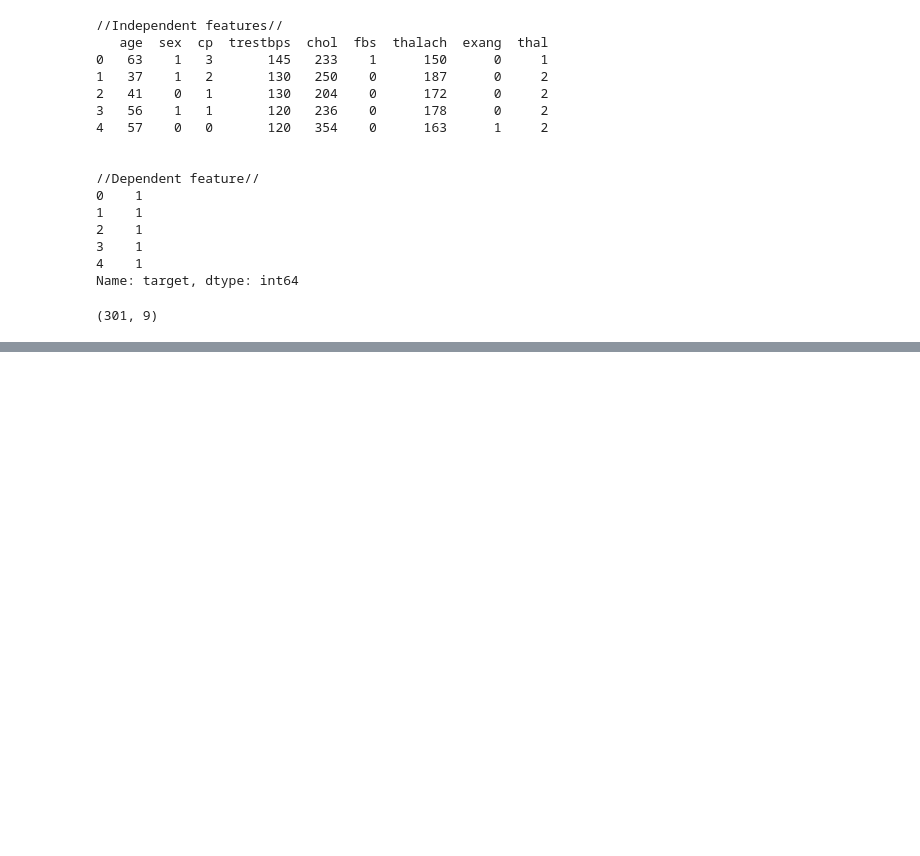
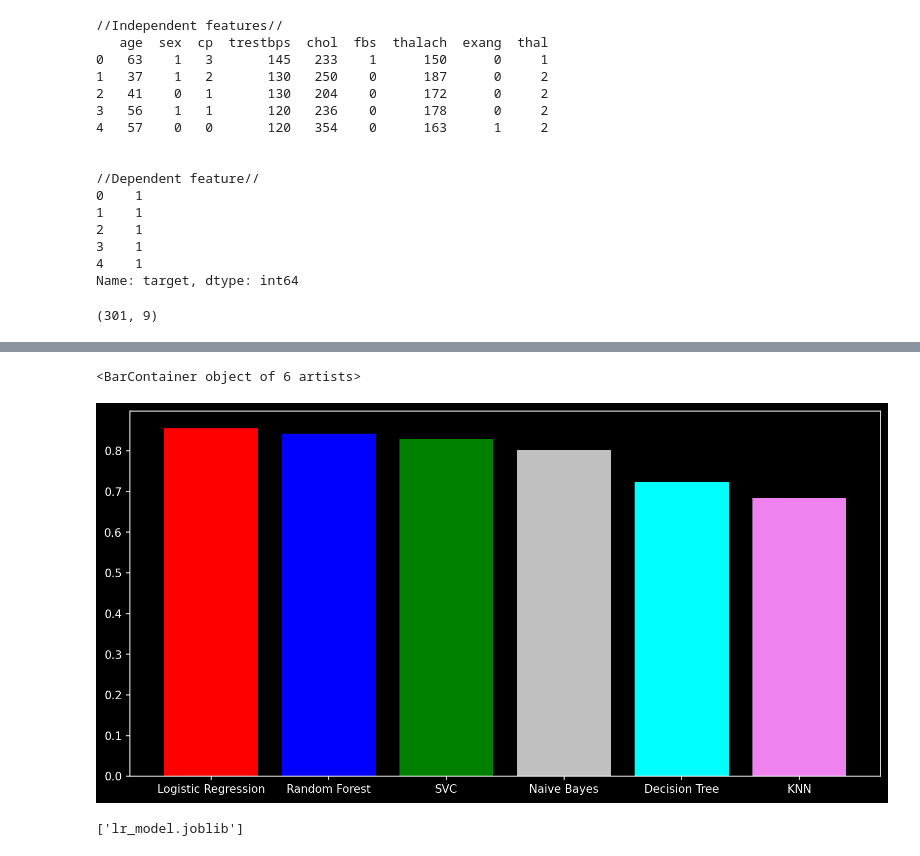
Before and after one commit to debjitpal5040/save-heart, a Jupyter notebook: Notebooks/save-heart.ipynb, the cells around one changed output, grey strips where cells are left out. Saved outputs shown, nothing was run; the diff lists cells and outputs as text; code cells hidden in the pictures; blank space fills up the shorter version.

```diff
--- a/Notebooks/save-heart.ipynb
+++ b/Notebooks/save-heart.ipynb
@@ -188,0 +316,6 @@ weighted avg       0.80      0.80      0.80        76
+# %%
+lr_con_matrix = confusion_matrix(y_test, y_pred_lr)
+lr_acc = accuracy_score(y_test, y_pred_lr)
+print('Confusion Matrix', '\n', lr_con_matrix, '\n')
+print('Accuracy of Logistic Regression Classification :', lr_acc*100, '\n')
+print('Classification Report', '\n', classification_report(y_test, y_pred_lr))
@@ -188,0 +373,6 @@ weighted avg       0.80      0.80      0.80        76
+# %%
+model_evaluation = pd.DataFrame(columns=['Model', 'Accuracy'])
+model_evaluation['Model'] = ['Decision Tree', 'Random Forest', 'KNN', 'SVC', 'Naive Bayes', 'Logistic Regression']
+model_evaluation['Accuracy'] = [dt_acc, rf_acc, knn_acc, svc_acc, nb_acc, lr_acc]
+model_evaluation.sort_values(by='Accuracy', ascending=False, inplace=True)
+model_evaluation
@@ -188,0 +387,12 @@ weighted avg       0.80      0.80      0.80        76
+# %%
+pal=['red','blue','green','silver','cyan','violet']
+plt.figure(figsize=(12, 6), dpi=150)
+plt.style.use('dark_background')
+plt.bar(model_evaluation['Model'], model_evaluation['Accuracy'], color=pal)
+# %% [output]
+<BarContainer object of 6 artists>
+[figure, added]
+# %%
+dump(lr, 'lr_model.joblib')
+# %% [output]
+['lr_model.joblib']
```
Also changed, not shown: parts of 27 cells of this notebook, 7 other files.
